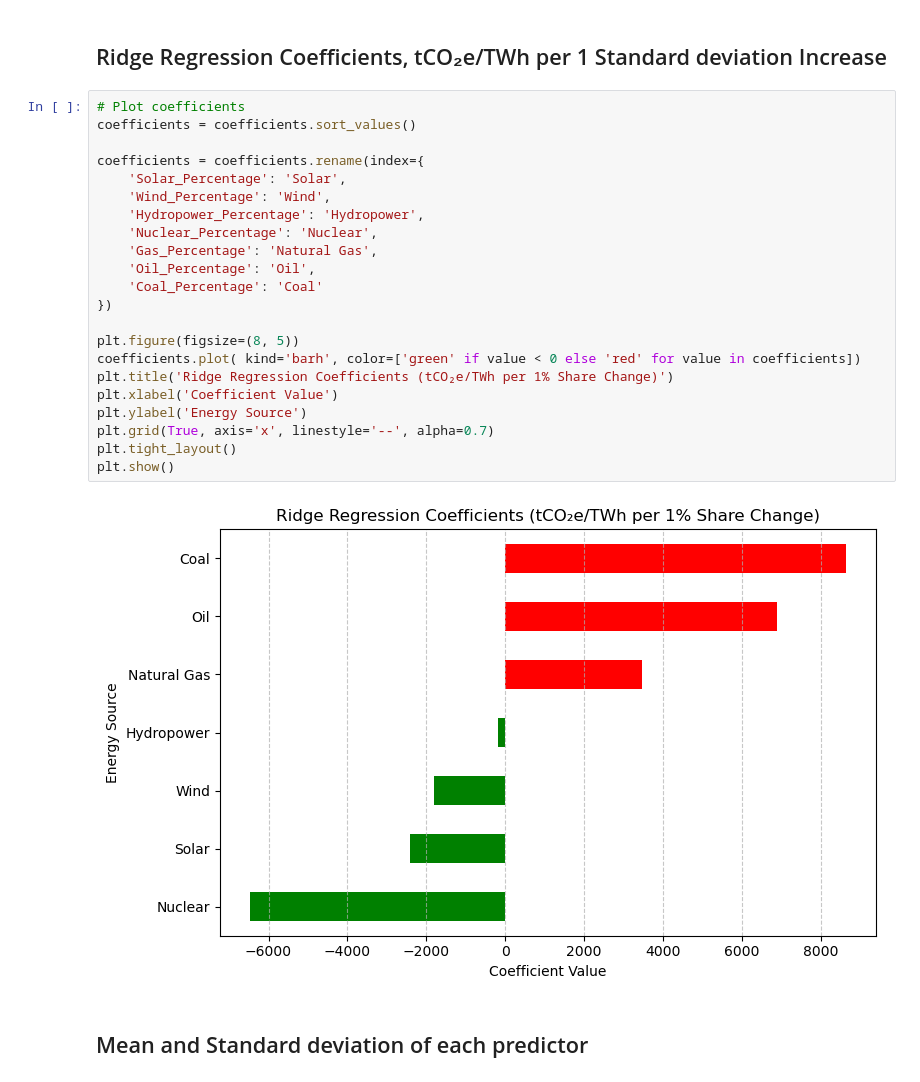
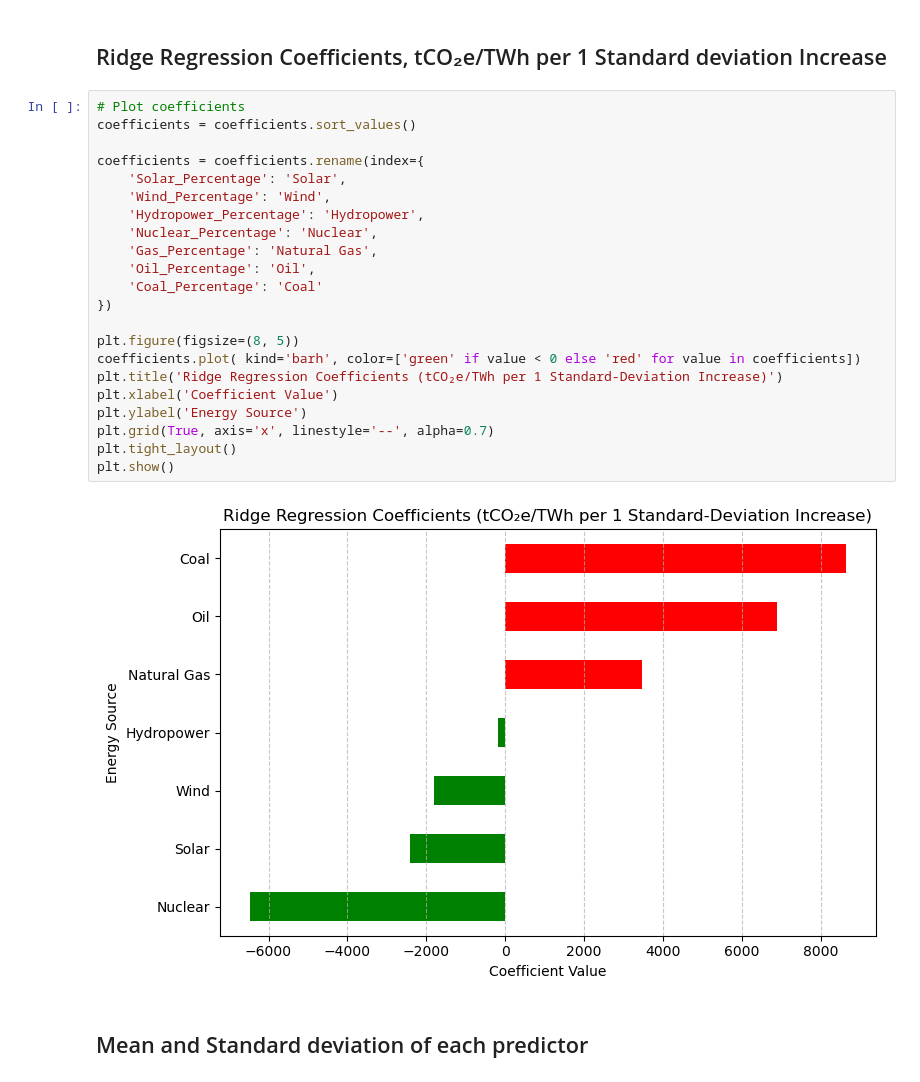
Before and after one commit to cristina-mcm/Optimizing-the-U.S.-Energy-Mix-to-Reduce-Greenhouse-Gas-Emissions-by-2030-Python, a Jupyter notebook: U.S. Energy Mix Analysis.ipynb, the cells around one changed output. Cells and saved outputs as stored; diff of their text form.

```diff
--- a/U.S. Energy Mix Analysis.ipynb
+++ b/U.S. Energy Mix Analysis.ipynb
@@ -643,27 +646,27 @@ dtype: float64
 # %%
 # Plot coefficients
 coefficients = coefficients.sort_values()
 
 coefficients = coefficients.rename(index={
     'Solar_Percentage': 'Solar',
     'Wind_Percentage': 'Wind',
     'Hydropower_Percentage': 'Hydropower',
     'Nuclear_Percentage': 'Nuclear',
     'Gas_Percentage': 'Natural Gas',
     'Oil_Percentage': 'Oil',
     'Coal_Percentage': 'Coal'
 })
 
 plt.figure(figsize=(8, 5))
 coefficients.plot( kind='barh', color=['green' if value < 0 else 'red' for value in coefficients])
-plt.title('Ridge Regression Coefficients (tCO₂e/TWh per 1% Share Change)')
+plt.title('Ridge Regression Coefficients (tCO₂e/TWh per 1 Standard-Deviation Increase)')
 plt.xlabel('Coefficient Value')
 plt.ylabel('Energy Source')
 plt.grid(True, axis='x', linestyle='--', alpha=0.7)
 plt.tight_layout()
 plt.show()
 # %% [output]
-[figure, old version]
+[figure, new version]
 # %% [markdown]
 ## Mean and Standard deviation of each predictor
 # %%
```
Also changed, not shown: parts of 11 cells of this notebook.
